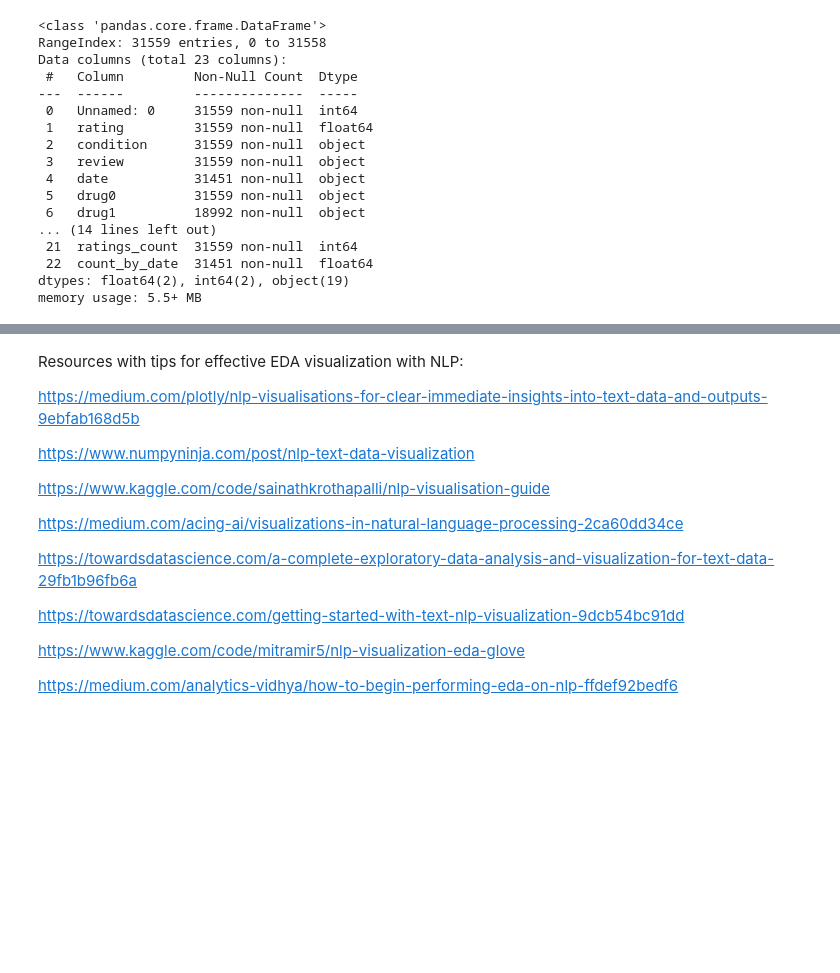
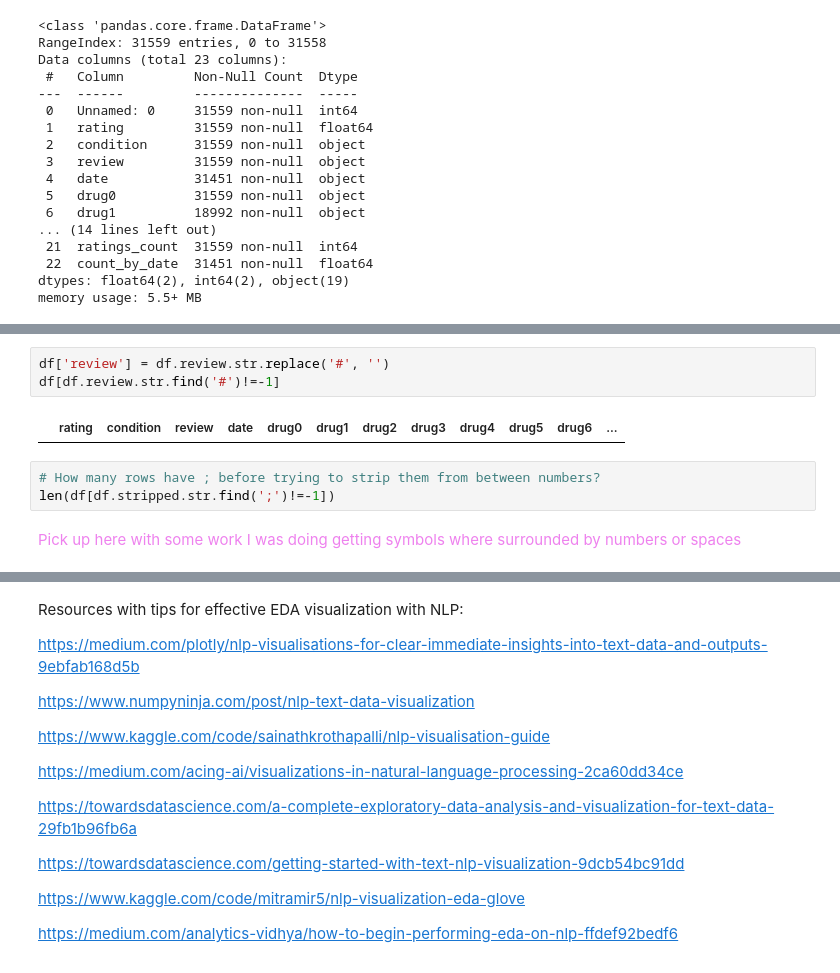
Before and after one commit to fractaldatalearning/psychedelic_efficacy, a Jupyter notebook: notebooks/4-kl-studies-nlp-eda.ipynb, the cells around one changed output, grey strips where cells are left out. Cells and saved outputs as stored; diff of their text form; blank space fills up the shorter version.

```diff
--- a/notebooks/4-kl-studies-nlp-eda.ipynb
+++ b/notebooks/4-kl-studies-nlp-eda.ipynb
@@ -261,0 +404,10 @@ final_symbols_to_delete = ['#', ]
+# %%
+df['review'] = df.review.str.replace('#', '')
+df[df.review.str.find('#')!=-1]
+# %% [output]
+|  | rating | condition | review | date | drug0 | drug1 | drug2 | drug3 | drug4 | drug5 | drug6 | ... |
+# %%
+# How many rows have ; before trying to strip them from between numbers?
+len(df[df.stripped.str.find(';')!=-1])
+# %% [markdown]
+<font color='violet'> Pick up here with some work I was doing getting symbols where surrounded by numbers or spaces
```
Also changed, not shown: parts of 76 cells of this notebook, 1 other file.
